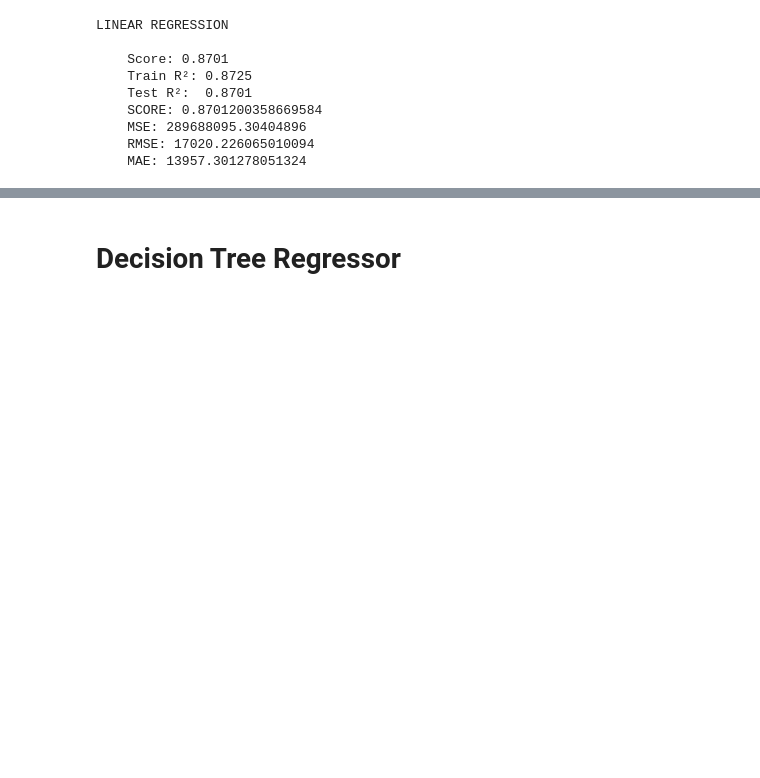
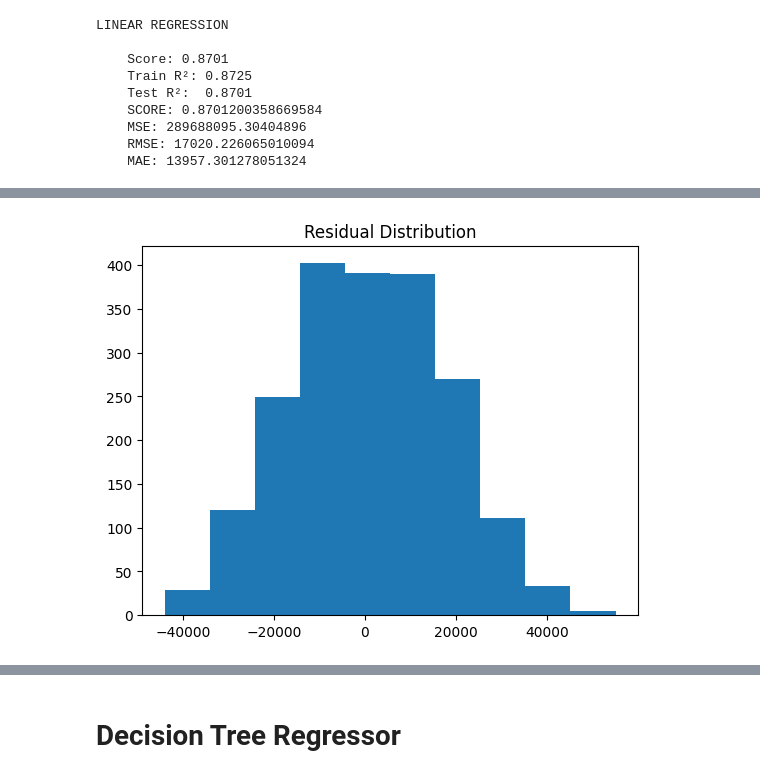
Before and after one commit to Eieien/Machine-Learning, a Jupyter notebook: Models/Software developer salaries/salaries.ipynb, the cells around one changed output, grey strips where cells are left out. Saved outputs shown, nothing was run; the diff lists cells and outputs as text; code cells hidden in the pictures; blank space fills up the shorter version.

```diff
--- a/Models/Software developer salaries/salaries.ipynb
+++ b/Models/Software developer salaries/salaries.ipynb
@@ -196,0 +211,6 @@ LINEAR REGRESSION
+# %%
+plt.hist(residuals, bins=10)
+plt.title("Residual Distribution")
+plt.show()
+# %% [output]
+[figure, added]
```
Also changed, not shown: parts of 4 cells of this notebook.
